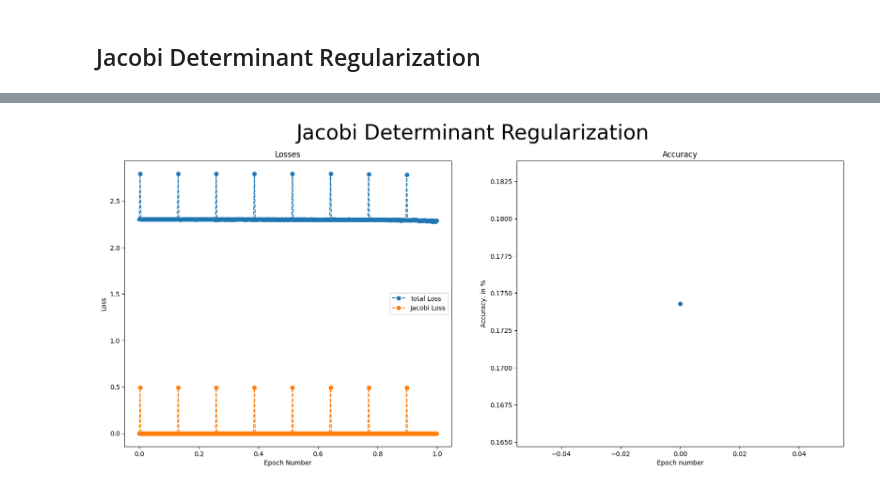
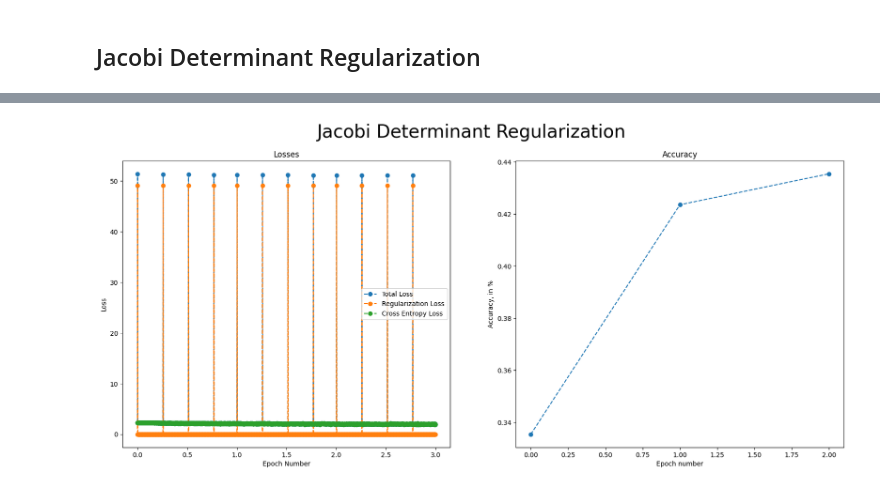
Before and after one commit to bioAI-Oslo/RegDNNs, a Jupyter notebook: Regularization benchmarking/LeNet.ipynb, the cells around one changed output, grey strips where cells are left out. Drawn from its saved outputs; the diff is of its cells as text; code cells hidden in the pictures.

```diff
--- a/Regularization benchmarking/LeNet.ipynb
+++ b/Regularization benchmarking/LeNet.ipynb
@@ -274,8 +289,8 @@ plot_jacobi_results(epochs, losses, jacobi_losses, accuracies, title="Jacobi reg
 ## Jacobi Determinant Regularization
 # %%
 model = LeNet(lr=lr, momentum=momentum, in_channels=in_channels).to(device)
-n_epochs = 1
-losses, jacobi_losses, epochs, weights, accuracies = train(
-    train_loader, model, n_epochs, jacobi_det_reg=True, jacobi_det_reg_lmbd=0.000001
+n_epochs = 3
+losses, reg_losses, epochs, weights, accuracies = train(
+    train_loader, model, n_epochs, jacobi_det_reg=True, jacobi_det_reg_lmbd=0.0001
 )
 # %% [output]
@@ -292,4 +315,6 @@ Accuracy of the network on the test images: 17 %
 # %%
-plot_jacobi_results(epochs, losses, jacobi_losses, accuracies, title="Jacobi Determinant Regularization")
+plot_reg_results(
+    epochs, losses, reg_losses, accuracies, title="Jacobi Determinant Regularization"
+)
 # %% [output]
-[figure, old version]
+[figure, new version]
```
Also changed, not shown: parts of 17 cells of this notebook, 4 other files.
